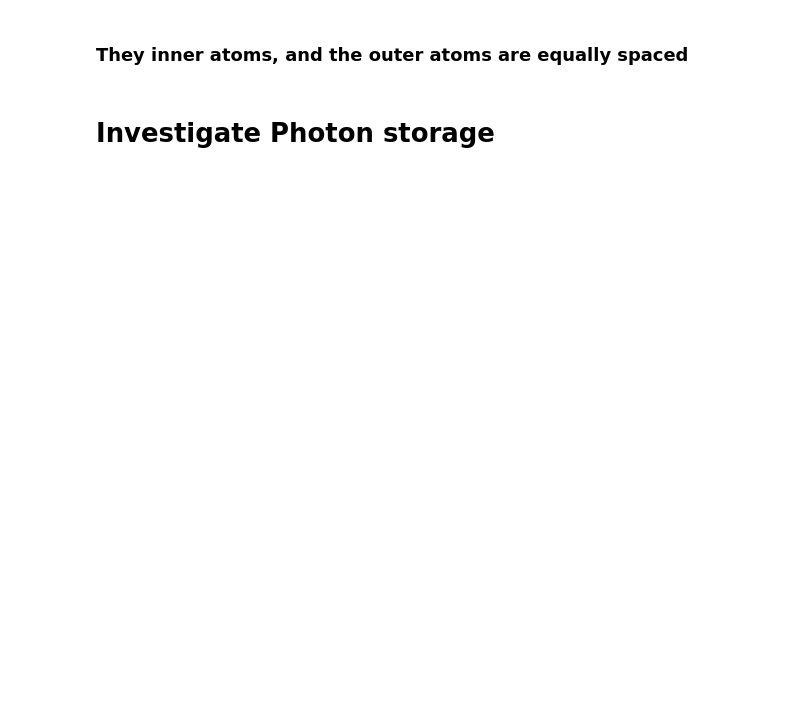
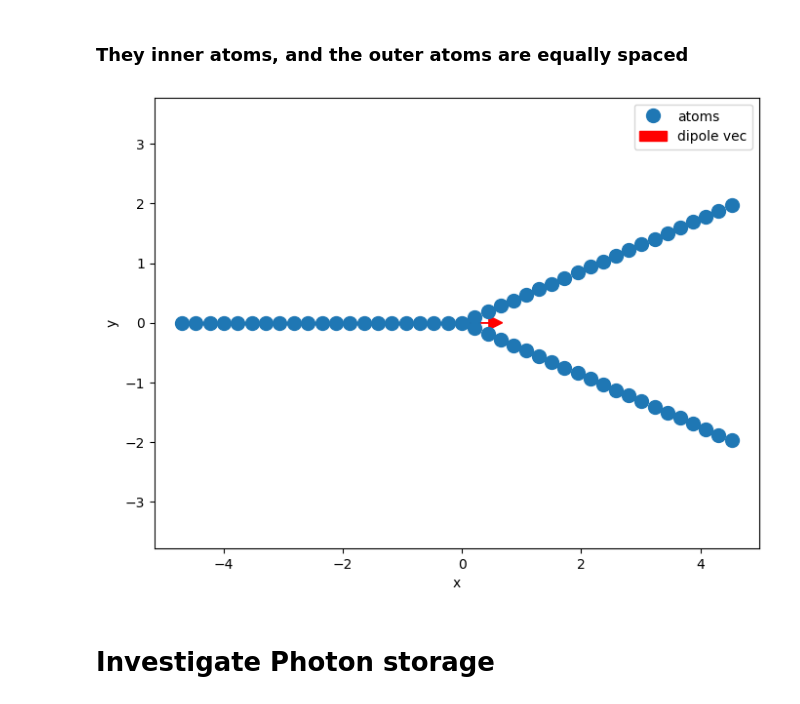
Before and after one commit to LBPhysics/GIT_Code_BA, a Jupyter notebook: Continuation/Qutip/Topology.ipynb, the cells around one changed output. Drawn from its saved outputs; the diff is of its cells as text; code cells hidden in the pictures; blank space fills up the shorter version.

```diff
--- a/Continuation/Qutip/Topology.ipynb
+++ b/Continuation/Qutip/Topology.ipynb
@@ -15,26 +15,26 @@ os.makedirs(os.path.dirname(save_path), exist_ok=True)
 fixed_lam = 1
 fixed_gamma = 1
 
-fixed_dist_in  = 0.235  * fixed_lam
-fixed_dist_ext  = 1 * fixed_dist_in
+fixed_dist_ext = 0.235  * fixed_lam
+fixed_dist_in  =  fixed_dist_ext
 fixed_phi  = 0
 ########################################                 Define constants                   #############################################
 N = 3 + 3 * 20
 
-x_0    = 0.2
-x_max  = 1.1
+dist_0   = fixed_dist_ext / 4
+dist_max = 1.9 * fixed_dist_ext
 
-t_max  = 40
+t_max    = 40
 
 phi_0    = 0
 phi_max  = 2 * np.pi / 3
 
-phi_size = 20
-x_size   = 50
-t_size   = 100
+phi_size  = 50
+dist_size = 100
+t_size    = 100
 
 ########################################################################################################################
-dists  = np.linspace(x_0, x_max, x_size) * fixed_lam
+dists  = np.linspace(dist_0, dist_max, dist_size)
 times  = np.linspace(0, t_max, t_size) * fixed_gamma
 # %%
 ########################################               define the geometry                 #############################################
@@ -43,8 +43,9 @@ def dipole_vector(phi = fixed_phi):
     dipole = np.array([np.cos(phi), np.sin(phi), 0])
     return dipole
 d_hats_1 = np.array([np.array([1, 0, 0]) for _ in range(N // 3 - 1)])
-d_hats_rest = np.array([np.array([1, 1, 0] / np.sqrt(2)) for _ in range(N - (N // 3- 1))])
-d_hats = np.concatenate((d_hats_1, d_hats_rest), axis=0) # np.array([np.array([1, 0, 0]) for _ in range(N)])#
+d_hats_rest = np.array([np.array([1, 1, 0] / np.sqrt(2)) for _ in range(N - (N // 3- 2))])
+d_hats = np.concatenate((d_hats_1, d_hats_rest), axis=0)  #np.array([np.array([0, 0, 1]) for _ in range(N)])#
+d_hats_test = np.array([dipole_vector(fixed_phi) for _ in range(N)])
 
 def z_rotation(angle):
     return np.array([
@@ -56,50 +57,61 @@ def chain_positions(distance, N):
     Pos = np.zeros((N, 3))
     for i in range(N):
         Pos[i, 0] = i * distance
     return Pos
 
 # Function to create positions for a topology with three chains meeting at the origin
-def topo_positions(d_in = fixed_dist_in, d_ext = fixed_dist_ext, N = N):
+def topo_positions(distance_in = fixed_dist_in, distance_ext = fixed_dist_ext, N = N):
     Pos = np.zeros((N, 3))
-    r = d_in / np.sqrt(3)
-    Chain = chain_positions(d_ext, N // 3) + [r, 0, 0]
-    Pos[:N//3] = np.dot(Chain, z_rotation(np.pi).T)#
+    Chain = chain_positions(distance_ext, N // 3)
+    theta = np.arcsin(1/2)
+    Pos[:N//3] = np.dot(Chain, z_rotation(np.pi).T)
     Pos = Pos[Pos[:, 0].argsort()]
-    Pos[N//3:2*N//3] = np.dot(Chain, z_rotation(2 * np.pi / 6).T)
-    Pos[2*N//3:] = np.dot(Chain, z_rotation(-2 * np.pi / 6).T)
+    Pos[N//3:2*N//3] = np.dot(Chain, z_rotation(+theta).T) + [distance_in * np.cos(theta), +distance_in * np.sin(theta), 0]
+    Pos[2*N//3:] = np.dot(Chain, z_rotation(-theta).T)     + [distance_in * np.cos(theta), -distance_in * np.sin(theta), 0]
+# HERE IT HAS A DIFFERENT ANGLE! (ORIGIN in middle of triangle)
+#    r = distance_in / np.sqrt(3)
+#    Chain = chain_positions(distance_ext, N // 3) + [r, 0, 0]
+#    Pos[:N//3] = np.dot(Chain, z_rotation(np.pi).T)
+#    Pos = Pos[Pos[:, 0].argsort()]
+#    Pos[N//3:2*N//3] = np.dot(Chain, z_rotation(2 * np.pi / 6).T)
+#    print(Pos)
+#    Pos[2*N//3:] = np.dot(Chain, z_rotation(-2 * np.pi / 6).T)
 
     return Pos
 # Function to create positions for a topology with three chains meeting at the origin
-def topo_positions_only_1_inner(d_in = fixed_dist_in, d_ext = fixed_dist_ext, N = N):
+def topo_positions_only_1_inner(distance_in = fixed_dist_in, distance_ext = fixed_dist_ext, N = N):
+    if distance_in >= 2 * distance_ext:
+        raise ValueError("The distance distance_in is too large to form a valid triangle with distance_ext.")
     Pos = np.zeros((N, 3))
-    Chain = chain_positions(d_ext, N // 3)
-    theta = np.arcsin(d_in / (2 * d_ext))
-    x_axs = d_in / (2 * np.tan(theta))
+    Chain = chain_positions(distance_ext, N // 3)
+    theta = np.arcsin(distance_in / (2 * distance_ext))
     Pos[:N//3] = np.dot(Chain, z_rotation(np.pi).T)
     Pos = Pos[Pos[:, 0].argsort()]
-    Pos[N//3:2*N//3] = np.dot(Chain + [x_axs, 0, 0], z_rotation(+theta).T)
-    Pos[2*N//3:] = np.dot(Chain + [x_axs, 0, 0], z_rotation(-theta).T)
+    Pos[N//3:2*N//3] = np.dot(Chain, z_rotation(+theta).T) + [distance_ext * np.cos(theta), +distance_ext * np.sin(theta), 0]
+    Pos[2*N//3:] = np.dot(Chain, z_rotation(-theta).T)     + [distance_ext * np.cos(theta), -distance_ext * np.sin(theta), 0]
 
     return Pos
 
-positions = topo_positions_only_1_inner(fixed_dist_in, fixed_dist_in)
-print(positions)
+positions = topo_positions(0.8 * fixed_dist_in, fixed_dist_in)
+#print(positions)
 d_hat = d_hats[0]
 max_x = np.max(positions[:, 0])
 scale = 0.1 * max_x
 # Plot the atom positions
 plt.figure(figsize=(8, 6))
-plt.plot(positions[N//3 - 1, 0], positions[N//3 - 1, 1], 'x', markersize=20, label='atoms')
-plt.plot(positions[N//3, 0], positions[N//3, 1], 'x', markersize=20, label='atoms')
-plt.plot(positions[N - N//3, 0], positions[N - N//3, 1], 'x', markersize=20, label='atoms')
+#plt.plot(positions[N//3 - 1, 0], positions[N//3 - 1, 1], 'x', markersize=20, label='atoms')
+#plt.plot(positions[N//3, 0], positions[N//3, 1], 'x', markersize=20, label='atoms')
+#plt.plot(positions[N - N//3, 0], positions[N - N//3, 1], 'x', markersize=20, label='atoms')
 plt.plot(positions[:, 0], positions[:, 1], 'o', markersize=10, label='atoms')
 plt.arrow(0, 0, d_hat[0] * scale, d_hat[1] * scale,
           head_width=0.5*scale, head_length=0.5*scale, fc='r', ec='r', label='dipole vec')
 plt.xlabel('x')
 plt.ylabel('y')
 plt.legend()
 plt.axis('equal')
 plt.show()
+# %% [output]
+[figure, added]
 # %%
 ########################################             create the Hamiltonean                 #################################################
 def Green_tensor(r_a, r_b, k_a):
```
Also changed, not shown: parts of 13 cells of this notebook, 3 other files.
